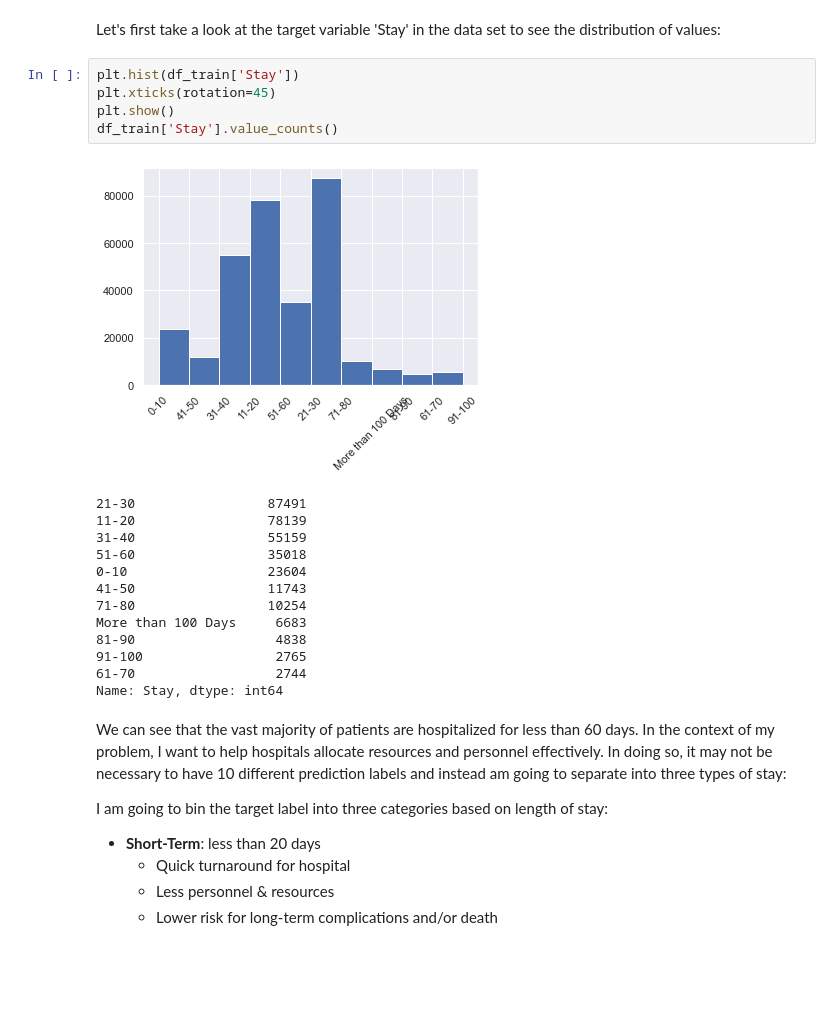
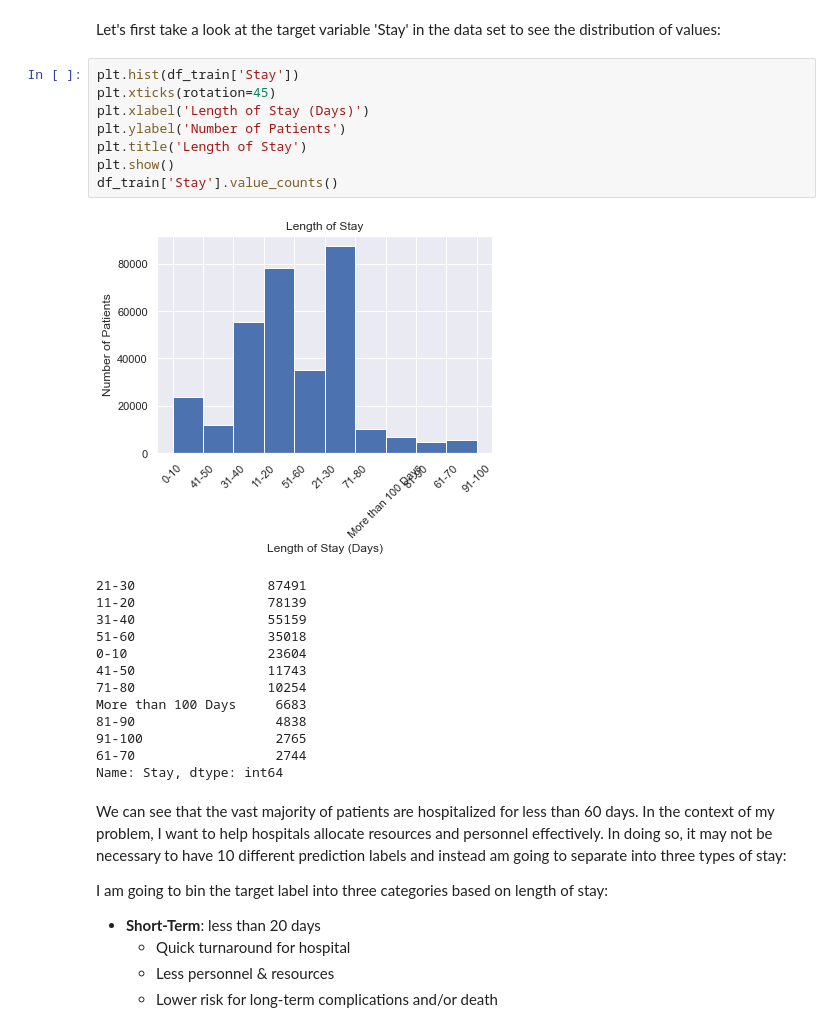
Before and after one commit to amarinelli12/COVID-19_Capstone, a Jupyter notebook: COVID-19_Predictor_FINAL.ipynb, the cells around one changed output. Saved outputs shown, nothing was run; the diff lists cells and outputs as text; blank space fills up the shorter version.

```diff
--- a/COVID-19_Predictor_FINAL.ipynb
+++ b/COVID-19_Predictor_FINAL.ipynb
@@ -250,10 +250,13 @@ Let's first take a look at the target variable 'Stay' in the data set to see the
 # %%
 plt.hist(df_train['Stay'])
 plt.xticks(rotation=45)
+plt.xlabel('Length of Stay (Days)')
+plt.ylabel('Number of Patients')
+plt.title('Length of Stay')
 plt.show()
 df_train['Stay'].value_counts()
 # %% [output]
-[figure, old version]
+[figure, new version]
 21-30                 87491
 11-20                 78139
 31-40                 55159
```
Also changed, not shown: 2 other files.
